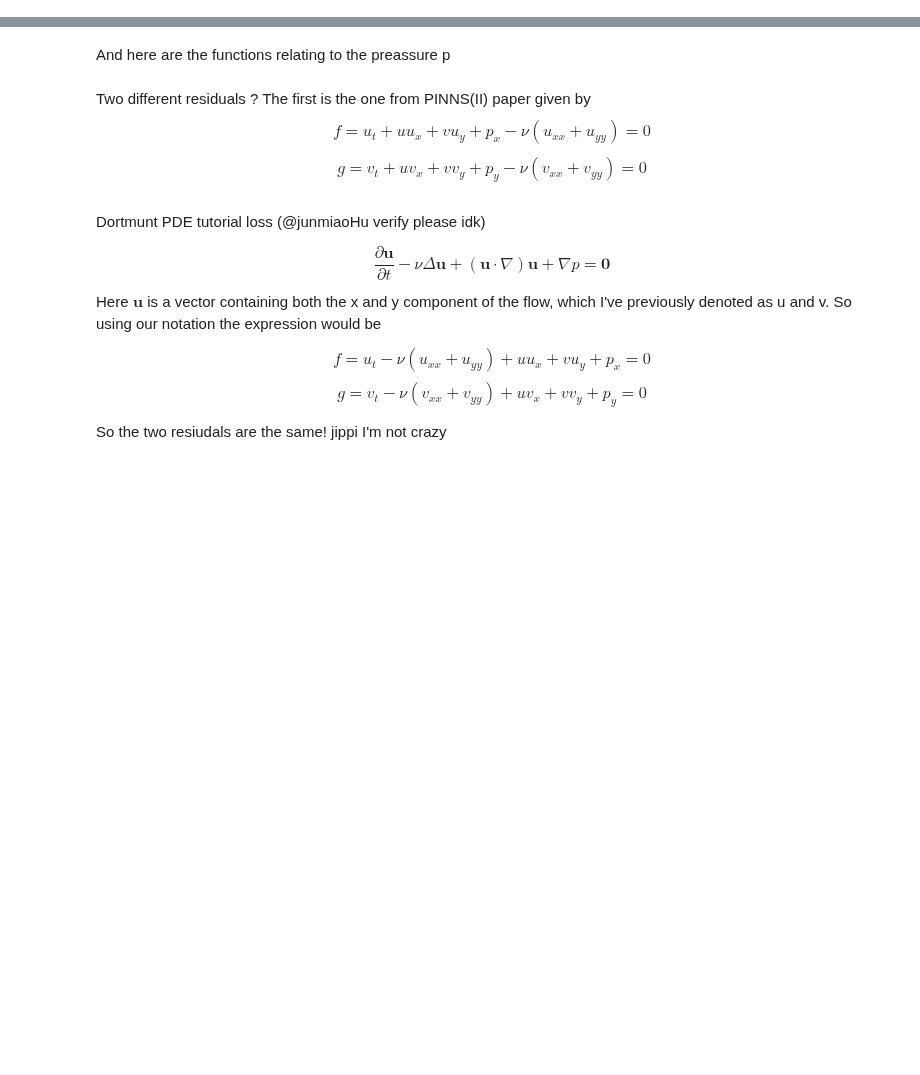
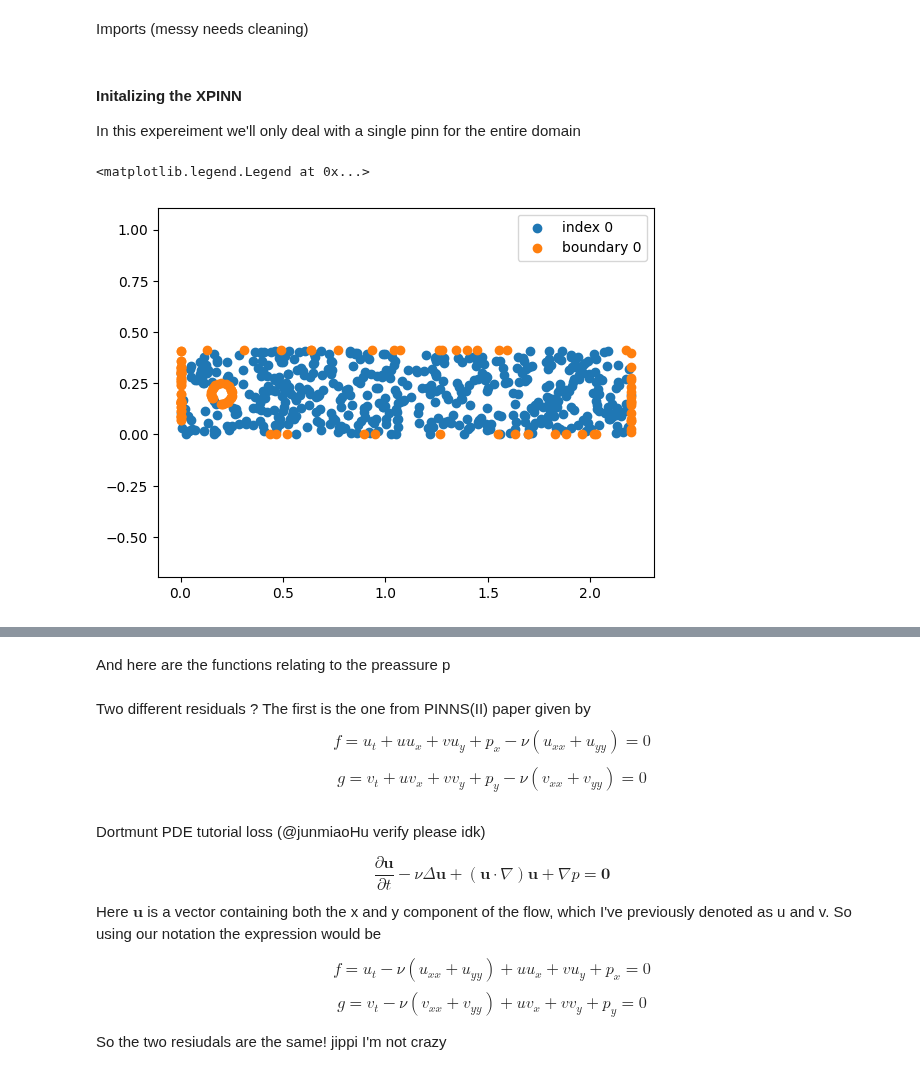
Before and after one commit to augustfe/FYS5429, a Jupyter notebook: Project1XPINNs/src/NavierStokes/main_navierstokes.ipynb, the cells around one changed output, grey strips where cells are left out. Drawn from its saved outputs; the diff is of its cells as text; code cells hidden in the pictures; blank space fills up the shorter version.

```diff
--- a/Project1XPINNs/src/NavierStokes/main_navierstokes.ipynb
+++ b/Project1XPINNs/src/NavierStokes/main_navierstokes.ipynb
@@ -1,3 +1,5 @@
+# %% [markdown]
+Imports (messy needs cleaning)
 # %%
 from pathlib import Path
 from xpinn import XPINN
@@ -14,6 +16,10 @@ import json
 from jax import config
 
 config.update("jax_enable_x64", True)
+# %% [markdown]
+#### Initalizing the XPINN
+
+In this expereiment we'll only deal with a single pinn for the entire domain
 # %%
 from utils import data_path
 
@@ -21,3 +27,23 @@ file = data_path / "navier_stokes_pinn_train.json"
 file_test = data_path / "navier_stokes_test.json"
 activation = np.tanh
 xpinn = XPINN(file, activation)
+# %%
+%matplotlib inline
+import matplotlib.pyplot as plt
+
+plt.axis("equal"
+)
+for i, pinn in enumerate(xpinn.PINNs):
+    checkout = pinn.interior
+    plt.scatter(checkout[:, 0], checkout[:, 1], label=f"index {i}")
+    plt.scatter(pinn.boundary[:, 0], pinn.boundary[:, 1], label=f"boundary {i}")
+
+for interface in xpinn.Interfaces:
+    a, b = interface.indices
+    p = interface.points
+    plt.scatter(p[:, 0], p[:, 1], label=f"interface {a}-{b}")
+
+plt.legend()
+# %% [output]
+<matplotlib.legend.Legend at 0x...>
+[figure, added]
```
Also changed, not shown: parts of 9 cells of this notebook.
